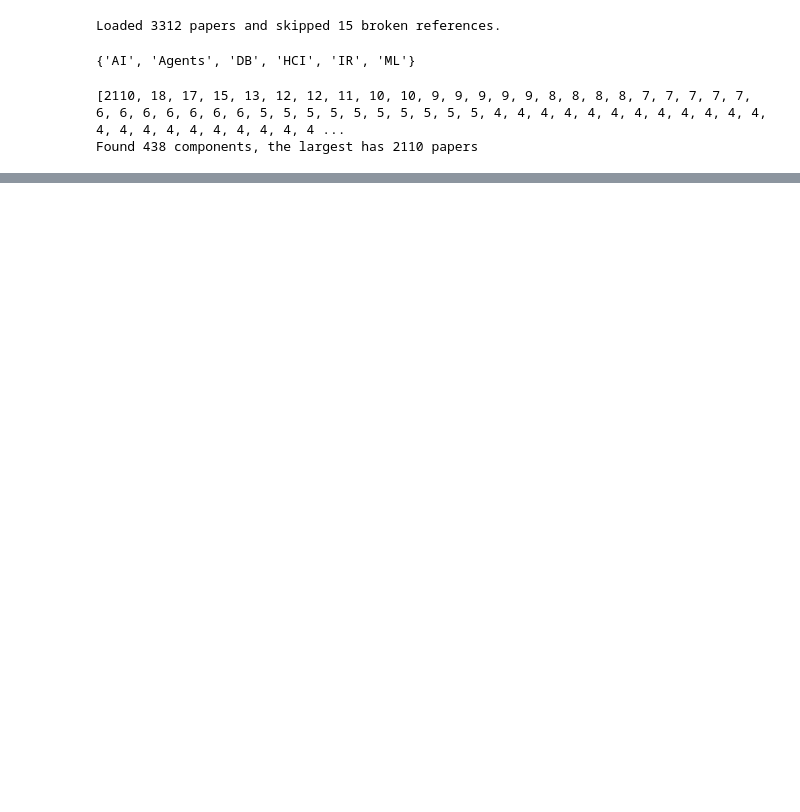
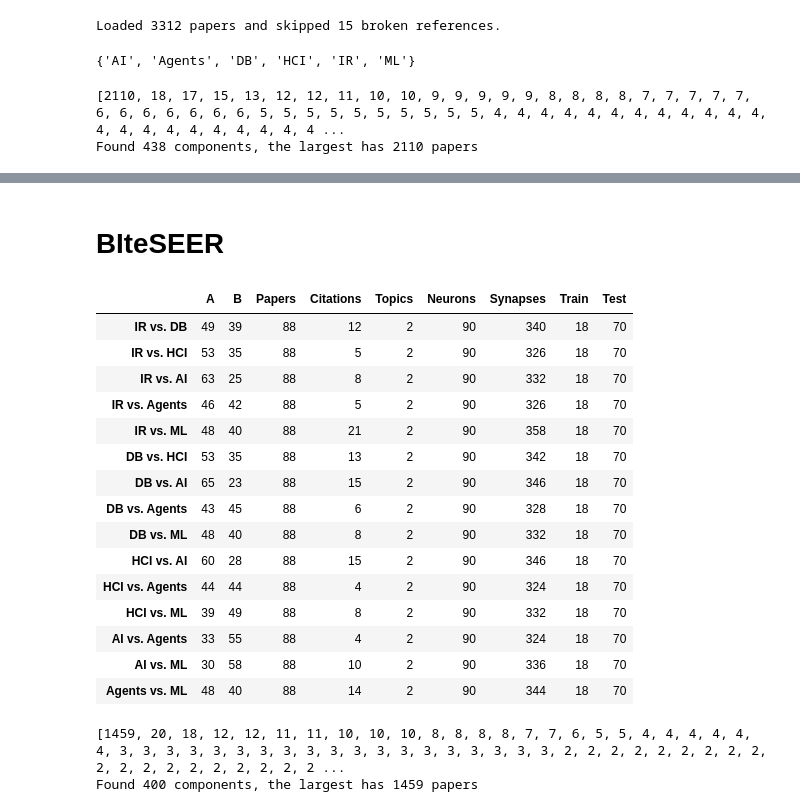
Before and after one commit to prasannadate/sgnn-superneuro, a Jupyter notebook: miniseer_maker.ipynb, the cells around one changed output, grey strips where cells are left out. Saved outputs shown, nothing was run; the diff lists cells and outputs as text; code cells hidden in the pictures; blank space fills up the shorter version.

```diff
--- a/miniseer_maker.ipynb
+++ b/miniseer_maker.ipynb
@@ -251,0 +389,2 @@ sns.histplot(
+# %% [markdown]
+# BIteSEER
@@ -251,0 +410,55 @@ sns.histplot(
+# %%
+papers = copy.deepcopy(all_papers)
+combos = list(it.combinations(labels, 2))
+# print([' vs. '.join(pair) for pair in combos])
+# %%
+
+bites = {}
+
+for combo in combos:
+    new_idxs = [paper.idx for paper in papers.values() if paper.label in combo]
+    _train_idxs, new_idxs = train_test_split_indices(new_idxs, test_size=88, rng=seed)
+    bite, removed = rebuild(papers, new_idxs)
+    new_train_idxs, new_test_idxs = train_test_split_indices(bite, test_size=0.8, rng=seed)
+    # how_many(bite, new_train_idxs)
+
+    bites[' vs. '.join(combo)] = (bite, new_train_idxs, new_test_idxs)
+
+
+categories = pd.DataFrame({k: pd.Series(topics_counts(v[0], k)) for k, v in bites.items()}).T
+cols = ['Papers', 'Citations', 'Topics', 'Neurons', 'Synapses', 'Train', 'Test']
+stats = pd.DataFrame(columns=cols)
+for key, (dataset, train_idxs, test_idxs) in bites.items():
+    n_papers, n_citations, n_topics, neurons, synapses, n_train, n_test = how_many(dataset, train_idxs, do_print=False)
+    stats.loc[key] = pd.Series([n_papers, n_citations, n_topics, neurons, synapses, n_train, n_test], index=cols)
+
+pd.concat([categories, stats], axis=1)
+# pd.concat([categories, pd.Series({'C': 999, 'D': 0}, name='ML vs. DB')], axis=1)
+# categories
+# %% [output]
+|  | A | B | Papers | Citations | Topics | Neurons | Synapses | Train | Test |
+| IR vs. DB | 49 | 39 | 88 | 12 | 2 | 90 | 340 | 18 | 70 |
+| IR vs. HCI | 53 | 35 | 88 | 5 | 2 | 90 | 326 | 18 | 70 |
+| IR vs. AI | 63 | 25 | 88 | 8 | 2 | 90 | 332 | 18 | 70 |
+| IR vs. Agents | 46 | 42 | 88 | 5 | 2 | 90 | 326 | 18 | 70 |
+| IR vs. ML | 48 | 40 | 88 | 21 | 2 | 90 | 358 | 18 | 70 |
+| DB vs. HCI | 53 | 35 | 88 | 13 | 2 | 90 | 342 | 18 | 70 |
+| DB vs. AI | 65 | 23 | 88 | 15 | 2 | 90 | 346 | 18 | 70 |
+| DB vs. Agents | 43 | 45 | 88 | 6 | 2 | 90 | 328 | 18 | 70 |
+| DB vs. ML | 48 | 40 | 88 | 8 | 2 | 90 | 332 | 18 | 70 |
+| HCI vs. AI | 60 | 28 | 88 | 15 | 2 | 90 | 346 | 18 | 70 |
+| HCI vs. Agents | 44 | 44 | 88 | 4 | 2 | 90 | 324 | 18 | 70 |
+| HCI vs. ML | 39 | 49 | 88 | 8 | 2 | 90 | 332 | 18 | 70 |
+| AI vs. Agents | 33 | 55 | 88 | 4 | 2 | 90 | 324 | 18 | 70 |
+| AI vs. ML | 30 | 58 | 88 | 10 | 2 | 90 | 336 | 18 | 70 |
+| Agents vs. ML | 48 | 40 | 88 | 14 | 2 | 90 | 344 | 18 | 70 |
+# %%
+miniseer, removed = rebuild(papers, largest)
+components = sorted(components_undirected(miniseer), key=len, reverse=True)
+largest = components[0]
+
+print([len(c) for c in components])
+print(f"Found {len(components)} components, the largest has {len(largest)} papers")
+# %% [output]
+[1459, 20, 18, 12, 12, 11, 11, 10, 10, 10, 8, 8, 8, 8, 7, 7, 6, 5, 5, 4, 4, 4, 4, 4, 4, 3, 3, 3, 3, 3, 3, 3, 3, 3, 3, 3, 3, 3, 3, 3, 3, 3, 3, 3, 2, 2, 2, 2, 2, 2, 2, 2, 2, 2, 2, 2, 2, 2, 2, 2, 2, 2, 2 ...
+Found 400 components, the largest has 1459 papers
```
Also changed, not shown: parts of 15 cells of this notebook.
